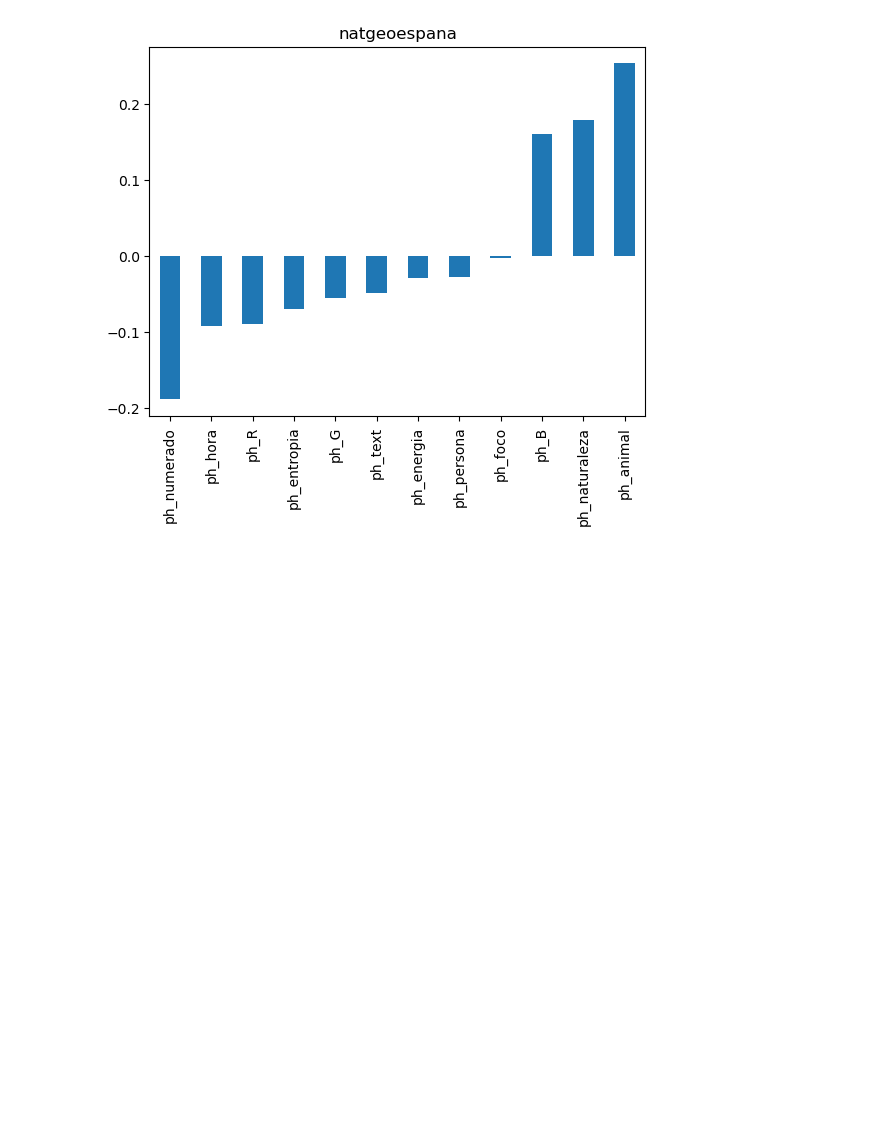
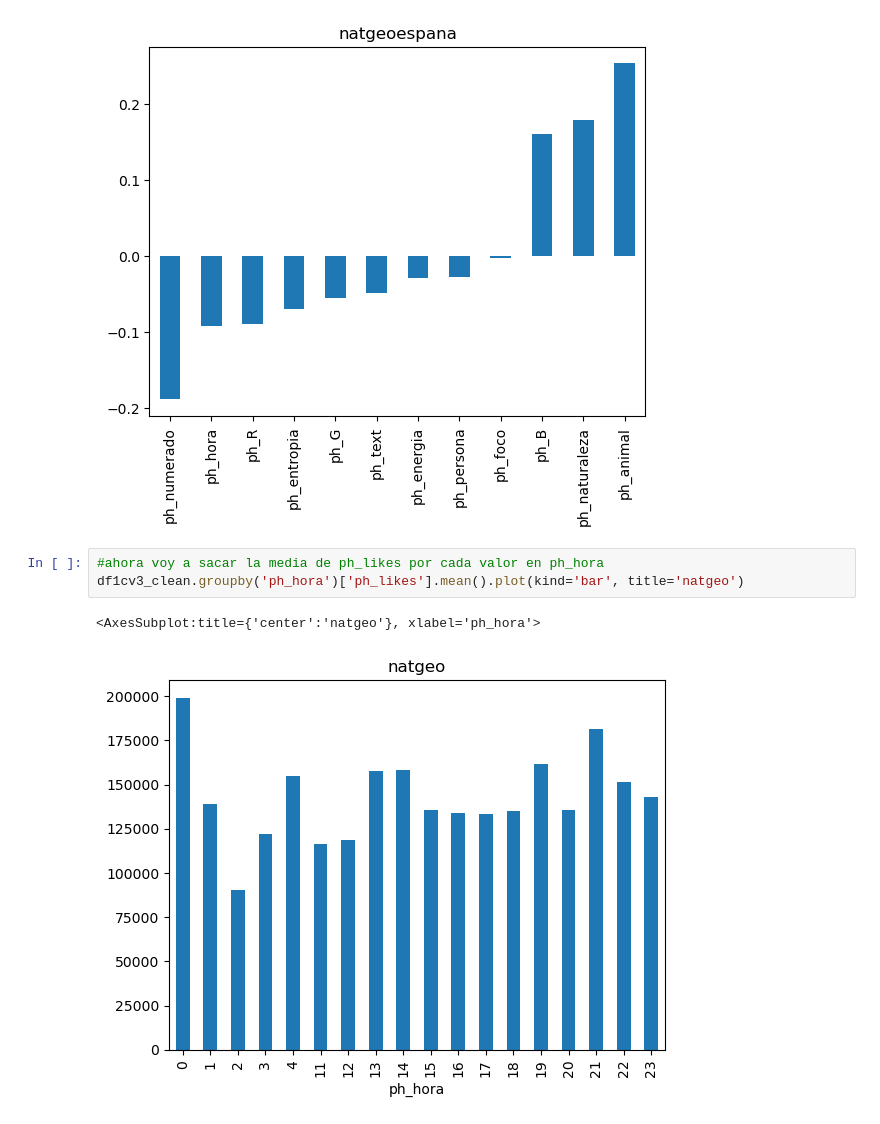
Before and after one commit to segomismo/proyecto-final-ironhack, a Jupyter notebook: src/comprobacionescvs.ipynb, the cells around one changed output. Drawn from its saved outputs; the diff is of its cells as text; blank space fills up the shorter version.

```diff
--- a/src/comprobacionescvs.ipynb
+++ b/src/comprobacionescvs.ipynb
@@ -155,3 +155,9 @@ df11cv3_clean.corr()['ph_likes'].sort_values()[:-3].plot(kind='bar', title='natg
 # %% [output]
 <AxesSubplot:title={'center':'natgeoespana'}>
 [figure]
+# %%
+#ahora voy a sacar la media de ph_likes por cada valor en ph_hora
+df1cv3_clean.groupby('ph_hora')['ph_likes'].mean().plot(kind='bar', title='natgeo')
+# %% [output]
+<AxesSubplot:title={'center':'natgeo'}, xlabel='ph_hora'>
+[figure, added]
```
Also changed, not shown: parts of 8 cells of this notebook, 17 other files.
